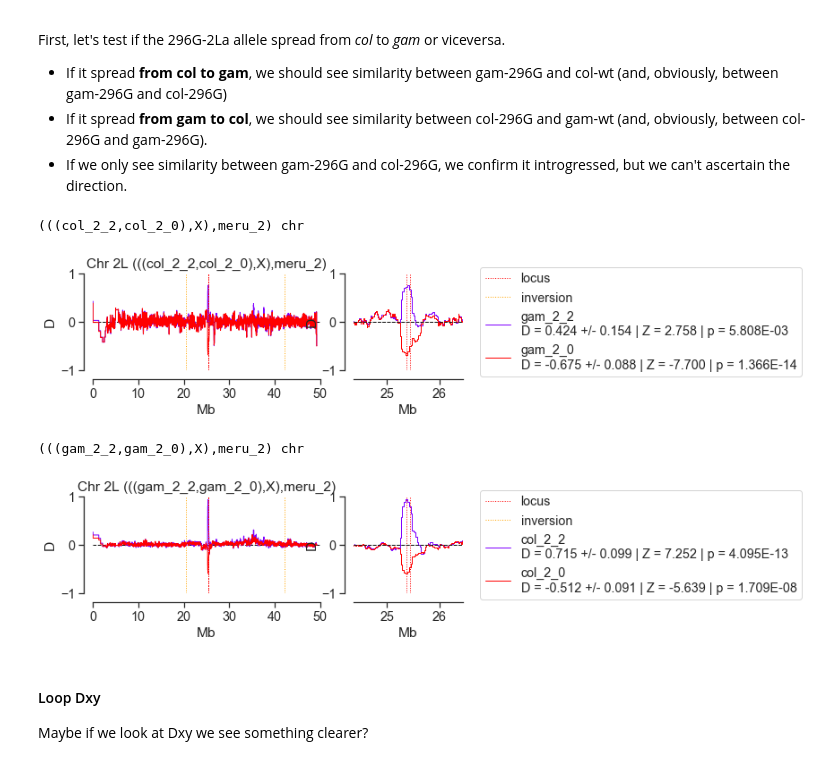
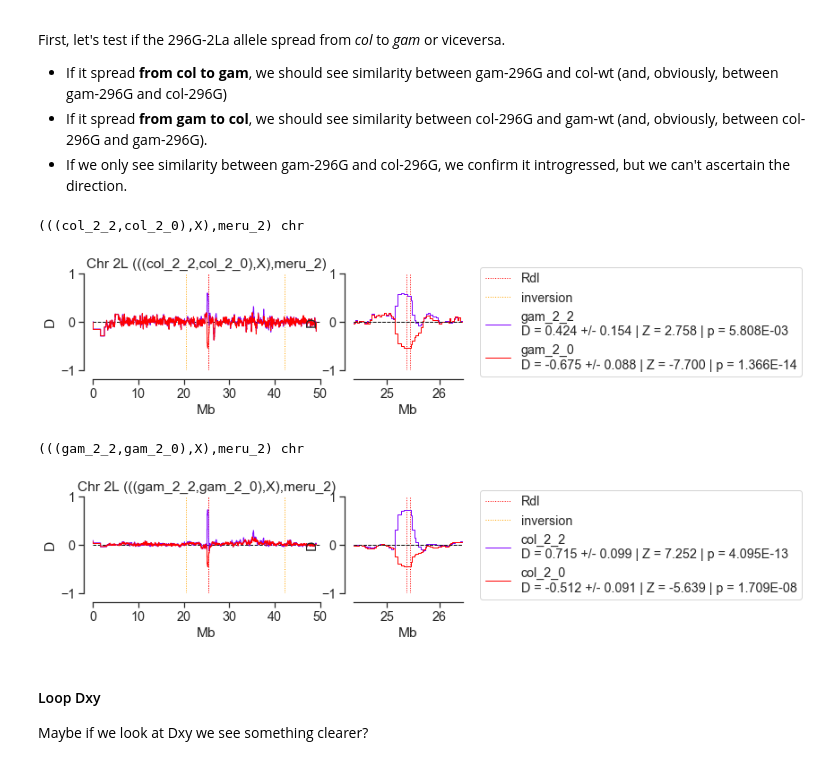
Before and after one commit to xgrau/rdl-Agam-evolution, a Jupyter notebook: admixture_h22nov19_296G.ipynb, the cells around one changed output. Saved outputs shown, nothing was run; the diff lists cells and outputs as text; code cells hidden in the pictures.

Commit message:
admix

```diff
--- a/admixture_h22nov19_296G.ipynb
+++ b/admixture_h22nov19_296G.ipynb
@@ -356,8 +356,8 @@ Function to loop through population combinations:
 # %%
 def loop_D_statistic3(name, popA_list, popB_list, popC_list, popD_list,
                      popA_ac, popB_ac, popC_ac, popD_ac,
-                     pos,cycle = "C", block_len_snp=block_len_snp, step_len_snp=step_len_snp,color=["blue","darkorange","turquoise","crimson","magenta","limegreen",
-                                "forestgreen","slategray","orchid","darkblue"]):
+                     pos, block_len_snp, step_len_snp, cycle = "C", blen=100,
+                     color=["blue","darkorange","turquoise","crimson","magenta","limegreen","forestgreen","slategray","orchid","darkblue"]):
 
     windows_pos = allel.moving_statistic(pos, statistic=lambda v: v[0], size=block_len_snp,step=step_len_snp)
 
@@ -389,7 +389,7 @@ def loop_D_statistic3(name, popA_list, popB_list, popC_list, popD_list,
                 ax1.set_xlabel("Mb")
                 ax1.set_ylabel("D")
                 plt.axhline(0, color='k',linestyle="--",label="")
-                plt.axvline(loc_start/1e6, color='red',linestyle=":",label="locus")
+                plt.axvline(loc_start/1e6, color='red',linestyle=":",label="Rdl")
                 plt.axvline(loc_end/1e6, color='red',linestyle=":",label="")
                 plt.axvline(inv_start/1e6, color='orange',linestyle=":",label="inversion")
                 plt.axvline(inv_end/1e6, color='orange',linestyle=":",label="")
@@ -401,7 +401,7 @@ def loop_D_statistic3(name, popA_list, popB_list, popC_list, popD_list,
                 ax2.set_xlabel("Mb")
                 ax2.set_ylabel("D")
                 plt.axhline(0, color='k',linestyle="--",label="")
-                plt.axvline(loc_start/1e6, color='red',linestyle=":",label="locus")
+                plt.axvline(loc_start/1e6, color='red',linestyle=":",label="Rdl")
                 plt.axvline(loc_end/1e6, color='red',linestyle=":",label="")
                 plt.axvline(inv_start/1e6, color='orange',linestyle=":",label="inversion")
                 plt.axvline(inv_end/1e6, color='orange',linestyle=":",label="")
@@ -428,16 +428,15 @@ def loop_D_statistic3(name, popA_list, popB_list, popC_list, popD_list,
                             acb=popB_ac[popB][:,0:2][is_locus],
                             acc=popC_ac[popC][:,0:2][is_locus],
                             acd=popD_ac[popD][:,0:2][is_locus],
-                            blen=100)
+                            blen=blen)
                         # convert Z-score (num of SD from 0) to pval (two-sided)
                         admix_pd_av_indup_pval = scipy.stats.norm.sf(abs(admix_pd_av_indup[2]))*2
-                        # add results in legend
-                        plt.axvline(loc_end/1e6, color='red',linestyle=":",label="")
-                        plt.axvline(loc_start/1e6, color='red',linestyle=":",)
 
                         # zoomed region: plot
                         plt.subplot(1, 4, 3)
-                        plt.step(windows_pos/1e6, admix_pd_n_win, color=colors[cn], label="%s\nD = %.3f +/- %.3f | Z = %.3f | p = %.3E" %
+                        plt.step(windows_pos/1e6, admix_pd_n_win,
+                                 color=colors[cn], where="post",
+                                 label="%s\nD = %.3f +/- %.3f | Z = %.3f | p = %.3E" %
                                      (popC,admix_pd_av_indup[0],admix_pd_av_indup[1],admix_pd_av_indup[2],admix_pd_av_indup_pval))
 
                 plt.axhline(0, color='k',linestyle="--",label="")
@@ -604,21 +615,24 @@ First, let's test if the 296G-2La allele spread from *col* to *gam* or viceversa
 # %%
 %%capture --no-stdout --no-display
 loop_D_statistic3(
     name="2back_donor_gam",
     popA_list=["col_2_2"],
     popB_list=["col_2_0"],
     popC_list=["gam_2_2","gam_2_0"],
     popD_list=["meru_2"],
     popA_ac=oc_genalco_sps_seg_inv_gty,
     popB_ac=oc_genalco_sps_seg_inv_gty,
     popC_ac=oc_genalco_sps_seg_inv_gty,
     popD_ac=oc_genalco_sps_seg_inv,
     pos=oc_genvars_seg["POS"][:],
+    block_len_snp=10000,
+    step_len_snp=2000,
+    blen=100,
     cycle="C"
 )
 # %% [output]
 (((col_2_2,col_2_0),X),meru_2) chr
-[figure, old version]
+[figure, new version]
 # %%
 %%capture --no-stdout --no-display
 loop_D_statistic3(
@@ -632,11 +646,14 @@ loop_D_statistic3(
     popC_ac=oc_genalco_sps_seg_inv_gty,
     popD_ac=oc_genalco_sps_seg_inv,
     pos=oc_genvars_seg["POS"][:],
+    block_len_snp=10000,
+    step_len_snp=2000,
+    blen=100,
     cycle="C"
 )
 # %% [output]
 (((gam_2_2,gam_2_0),X),meru_2) chr
-[figure, old version]
+[figure, new version]
 # %% [markdown]
 #### Loop Dxy
 
```
Also changed, not shown: parts of 4 cells of this notebook, 9 other files.
